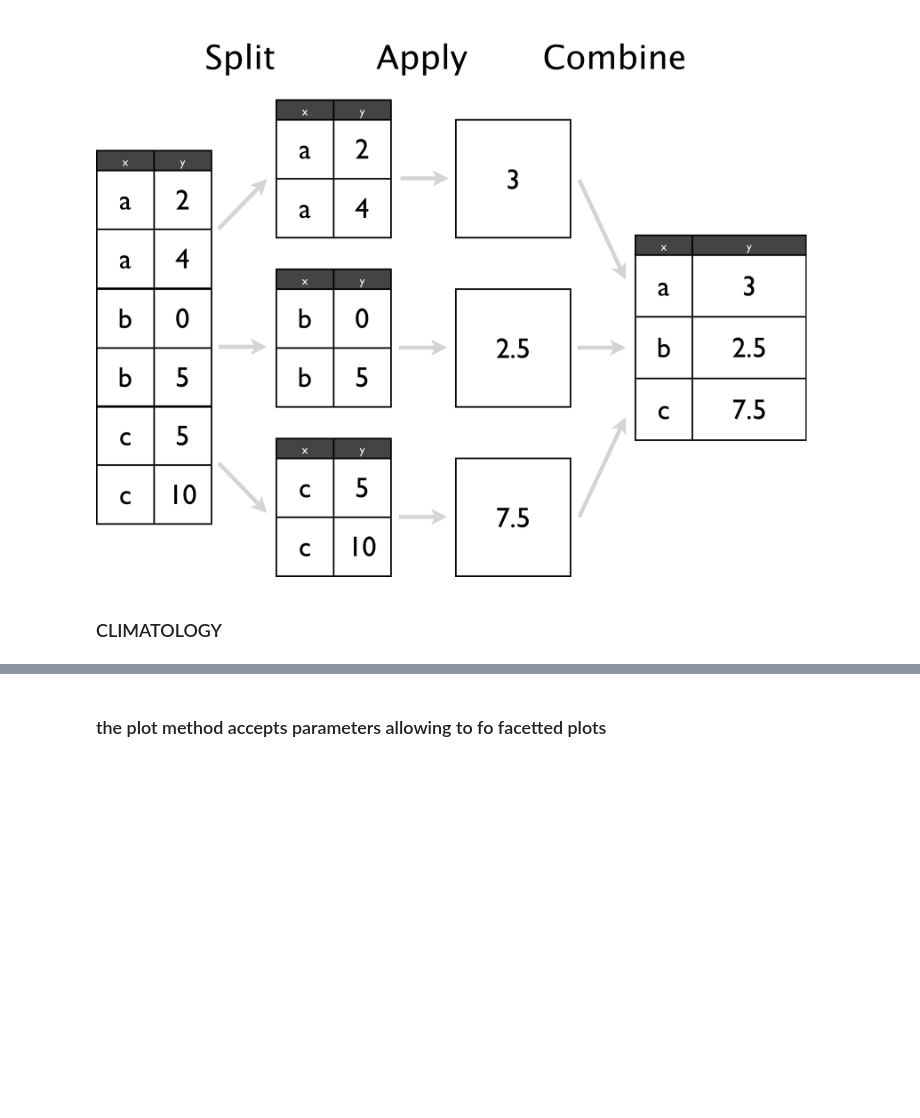
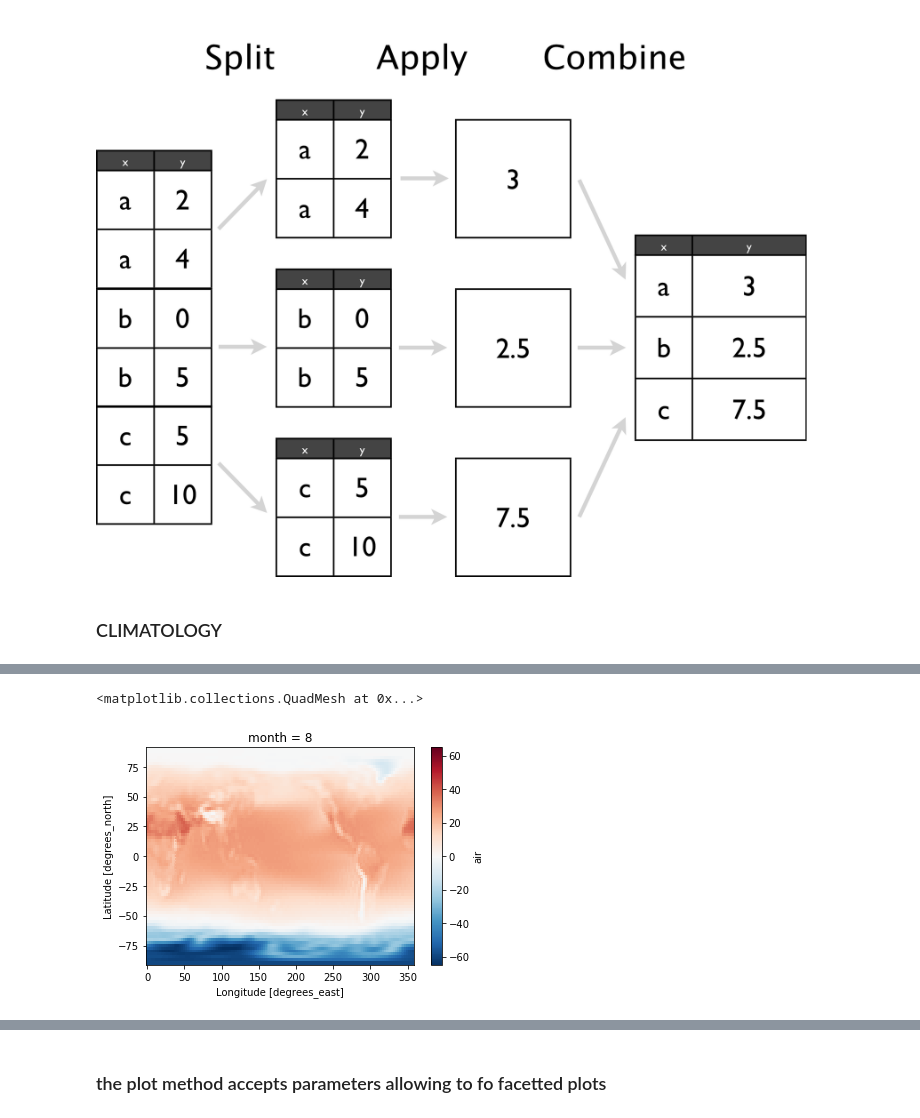
Before and after one commit to nicolasfauchereau/Wellington_Python_Workshop_April_2019, a Jupyter notebook: notebooks/08_xarray.ipynb, the cells around one changed output, grey strips where cells are left out. Drawn from its saved outputs; the diff is of its cells as text; code cells hidden in the pictures; blank space fills up the shorter version.

```diff
--- a/notebooks/08_xarray.ipynb
+++ b/notebooks/08_xarray.ipynb
@@ -553,0 +556,2 @@ subset
+# %%
+sfc_temp = xr.open_dataset(path / 'air.mon.mean.nc')
@@ -554,4 +578,4 @@ subset
 # %%
-clim = subset.groupby('time.month').mean('time')
+clim = sfc_temp.groupby('time.month').mean('time')
 # %%
 clim
@@ -558,2 +591,5 @@ clim
 # %%
-clim.sel(month = 8)['sst'].plot(cmap=plt.get_cmap('RdBu_r'))
+clim.sel(month = 8)['air'].plot(cmap=plt.get_cmap('RdBu_r'))
+# %% [output]
+<matplotlib.collections.QuadMesh at 0x...>
+[figure, added]
```
Also changed, not shown: parts of 68 cells of this notebook.
